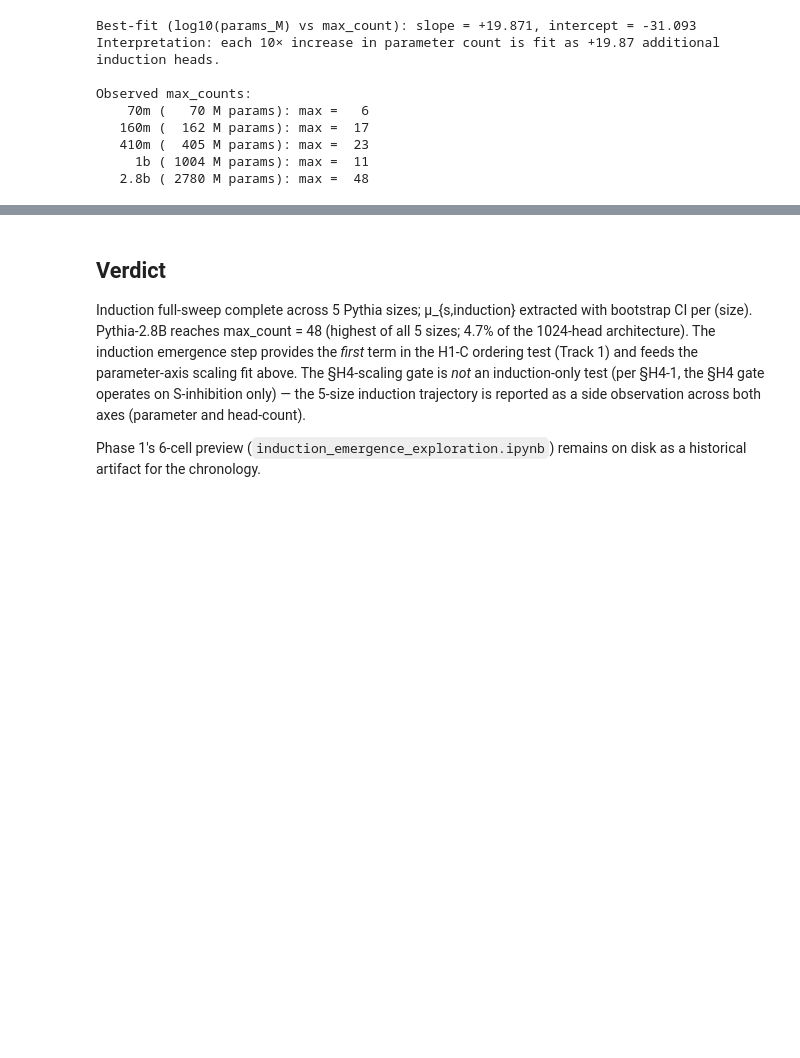
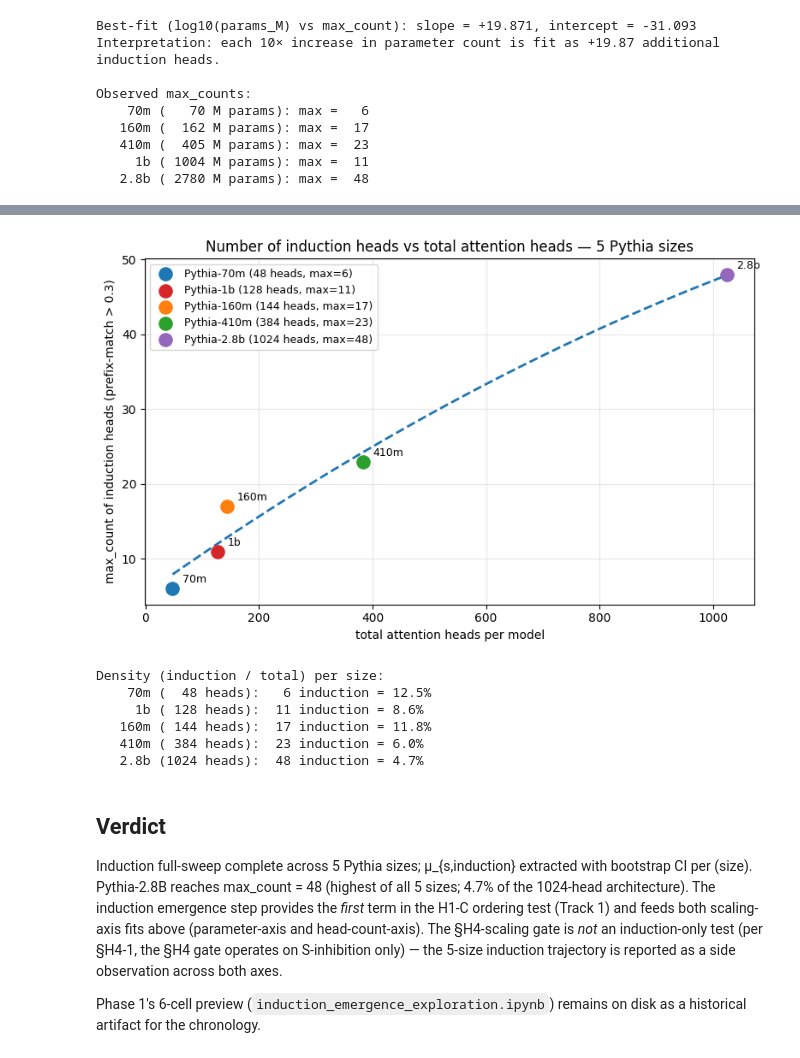
Before and after one commit to cam-berger/pythia-motif-emergence, a Jupyter notebook: notebooks/induction_full_sweep.ipynb, the cells around one changed output, grey strips where cells are left out. Cells and saved outputs as stored; diff of their text form; code cells hidden in the pictures; blank space fills up the shorter version.

```diff
--- a/notebooks/induction_full_sweep.ipynb
+++ b/notebooks/induction_full_sweep.ipynb
@@ -393,6 +408,50 @@ Observed max_counts:
+# %%
+TOTAL_HEADS = {'70m': 48, '160m': 144, '410m': 384, '1b': 128, '2.8b': 1024}
+max_counts_h = {size: int(summary[summary['size']==size]['n_above_03'].max()) for size in SIZES}
+ordered_sizes_by_heads = sorted(SIZES, key=lambda s: TOTAL_HEADS[s])
+xs = np.array([TOTAL_HEADS[s] for s in ordered_sizes_by_heads], dtype=float)
+ys = np.array([max_counts_h[s] for s in ordered_sizes_by_heads], dtype=float)
+
+fig, ax = plt.subplots(figsize=(8, 5))
+for size, x, y in zip(ordered_sizes_by_heads, xs, ys):
+    ax.scatter([x], [y], s=120, color=SIZE_COLOR[size], zorder=3, label=f'Pythia-{size} ({int(x)} heads, max={int(y)})')
+    ax.annotate(size, (x, y), textcoords='offset points', xytext=(8, 5), fontsize=9)
+ax.set_xlabel('total attention heads per model')
+ax.set_ylabel('max_count of induction heads (prefix-match > 0.3)')
+ax.set_title('Number of induction heads vs total attention heads — 5 Pythia sizes')
+ax.grid(alpha=0.3)
+ax.legend(fontsize=9, loc='upper left')
+# best-fit line (linear)
+coeffs = np.polyfit(xs, ys, 2)   # degree 2 = quadratic
+poly = np.poly1d(coeffs)
+
+x_fit = np.linspace(xs.min(), xs.max(), 200)
+y_fit = poly(x_fit)
+
+ax.plot(
+    x_fit, y_fit,
+    linestyle='--',
+    linewidth=2,
+    label=f'Best fit: y = {coeffs[0]:.4f}x + {coeffs[1]:.2f}'
+)
+plt.tight_layout()
+plt.show()
+
+print('Density (induction / total) per size:')
+for size in ordered_sizes_by_heads:
+    dens = max_counts_h[size] / TOTAL_HEADS[size]
+    print(f'  {size:>5s} ({TOTAL_HEADS[size]:>4d} heads): {max_counts_h[size]:>3d} induction = {dens*100:.1f}%')
+# %% [output]
+[figure, added]
+Density (induction / total) per size:
+    70m (  48 heads):   6 induction = 12.5%
+     1b ( 128 heads):  11 induction = 8.6%
+   160m ( 144 heads):  17 induction = 11.8%
+   410m ( 384 heads):  23 induction = 6.0%
+   2.8b (1024 heads):  48 induction = 4.7%
 # %% [markdown]
 ## Verdict
 
-Induction full-sweep complete across 5 Pythia sizes; μ_{s,induction} extracted with bootstrap CI per (size). Pythia-2.8B reaches max_count = 48 (highest of all 5 sizes; 4.7% of the 1024-head architecture). The induction emergence step provides the *first* term in the H1-C ordering test (Track 1) and feeds the parameter-axis scaling fit above. The §H4-scaling gate is *not* an induction-only test (per §H4-1, the §H4 gate operates on S-inhibition only) — the 5-size induction trajectory is reported as a side observation across both axes (parameter and head-count).
+Induction full-sweep complete across 5 Pythia sizes; μ_{s,induction} extracted with bootstrap CI per (size). Pythia-2.8B reaches max_count = 48 (highest of all 5 sizes; 4.7% of the 1024-head architecture). The induction emergence step provides the *first* term in the H1-C ordering test (Track 1) and feeds both scaling-axis fits above (parameter-axis and head-count-axis). The §H4-scaling gate is *not* an induction-only test (per §H4-1, the §H4 gate operates on S-inhibition only) — the 5-size induction trajectory is reported as a side observation across both axes.
 
 Phase 1's 6-cell preview (`induction_emergence_exploration.ipynb`) remains on disk as a historical artifact for the chronology.
```
Also changed, not shown: parts of 2 cells of this notebook, 3 other files.
